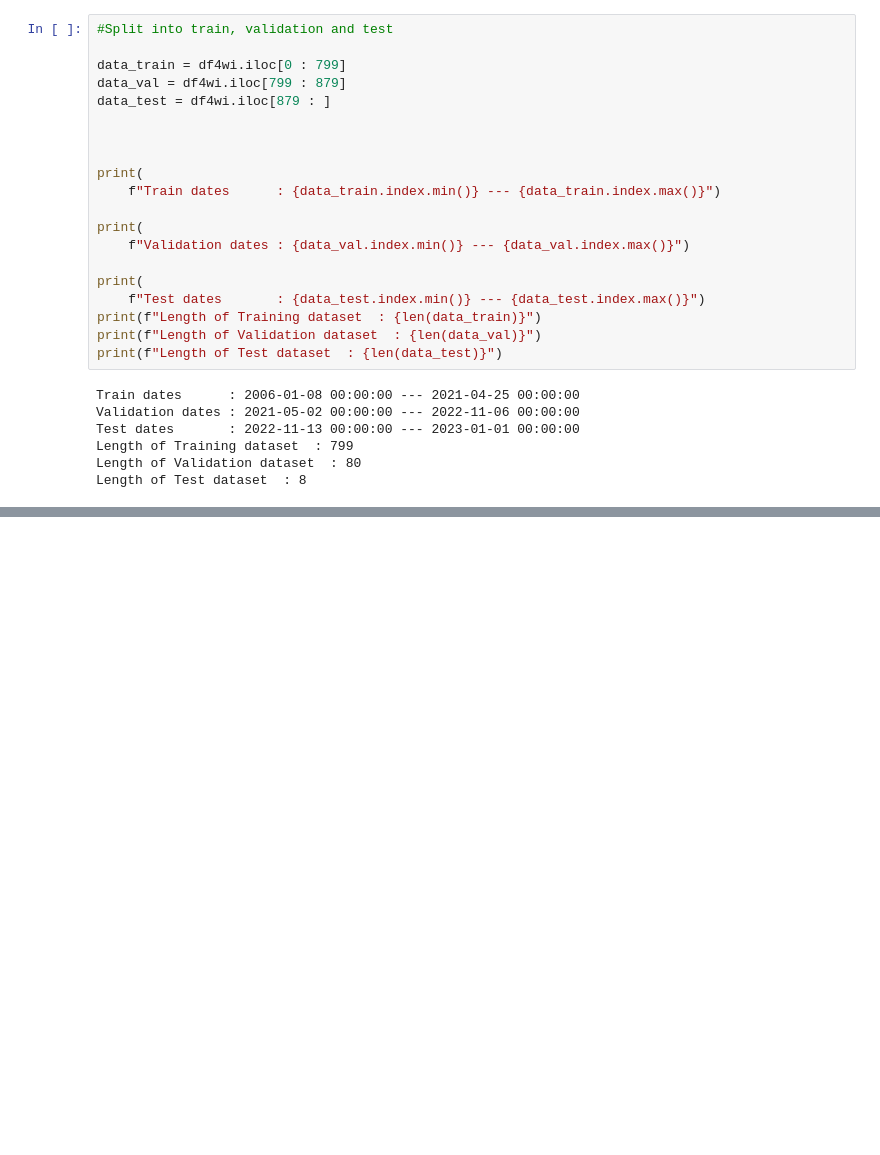
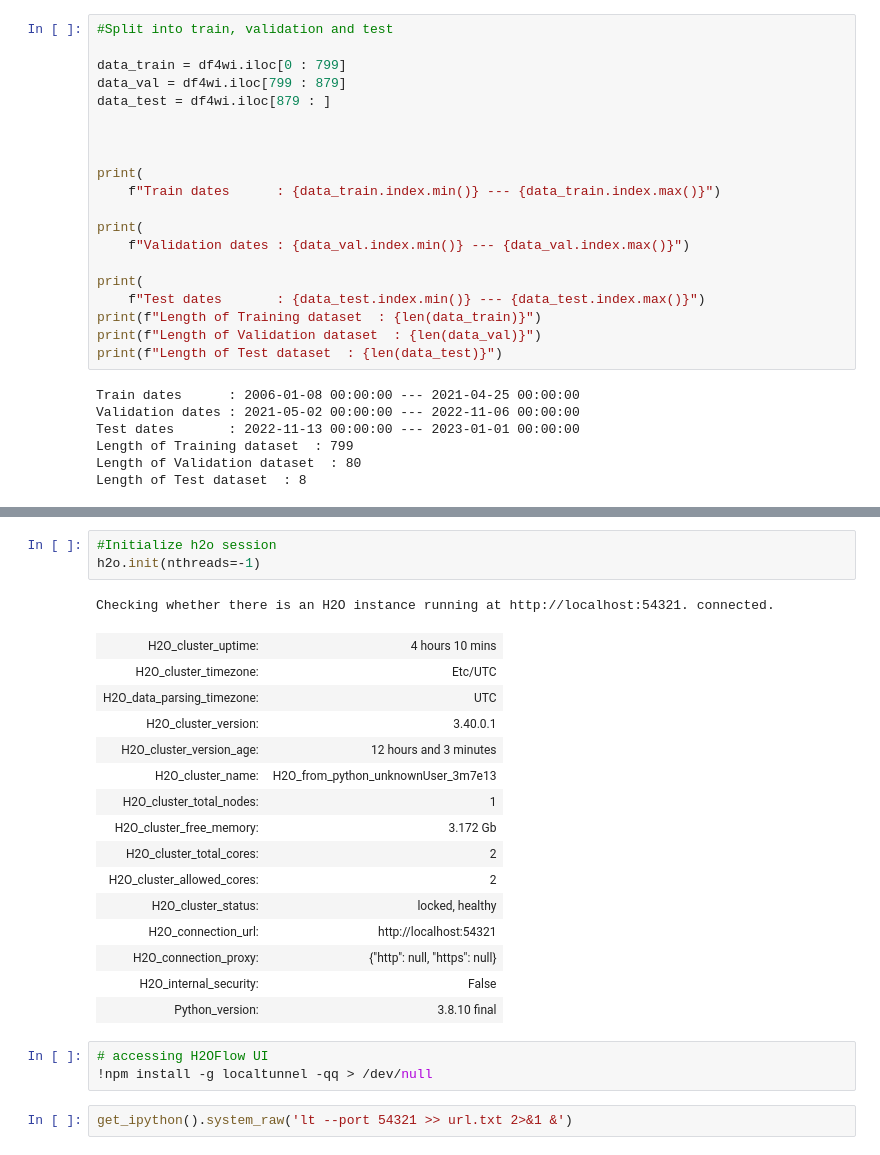
Before and after one commit to fitditcorp4/research, a Jupyter notebook: weekly_dataset02022023.ipynb, the cells around one changed output, grey strips where cells are left out. Cells and saved outputs as stored; diff of their text form; blank space fills up the shorter version.

```diff
--- a/weekly_dataset02022023.ipynb
+++ b/weekly_dataset02022023.ipynb
@@ -320,0 +345,25 @@ Length of Test dataset  : 8
+# %%
+#Initialize h2o session
+h2o.init(nthreads=-1)
+# %% [output]
+Checking whether there is an H2O instance running at http://localhost:54321. connected.
+| H2O_cluster_uptime: | 4 hours 10 mins |
+| H2O_cluster_timezone: | Etc/UTC |
+| H2O_data_parsing_timezone: | UTC |
+| H2O_cluster_version: | 3.40.0.1 |
+| H2O_cluster_version_age: | 12 hours and 3 minutes |
+| H2O_cluster_name: | H2O_from_python_unknownUser_3m7e13 |
+| H2O_cluster_total_nodes: | 1 |
+| H2O_cluster_free_memory: | 3.172 Gb |
+| H2O_cluster_total_cores: | 2 |
+| H2O_cluster_allowed_cores: | 2 |
+| H2O_cluster_status: | locked, healthy |
+| H2O_connection_url: | http://localhost:54321 |
+| H2O_connection_proxy: | {"http": null, "https": null} |
+| H2O_internal_security: | False |
+| Python_version: | 3.8.10 final |
+# %%
+# accessing H2OFlow UI
+!npm install -g localtunnel -qq > /dev/null
+# %%
+get_ipython().system_raw('lt --port 54321 >> url.txt 2>&1 &')
```
Also changed, not shown: parts of 7 cells of this notebook.
